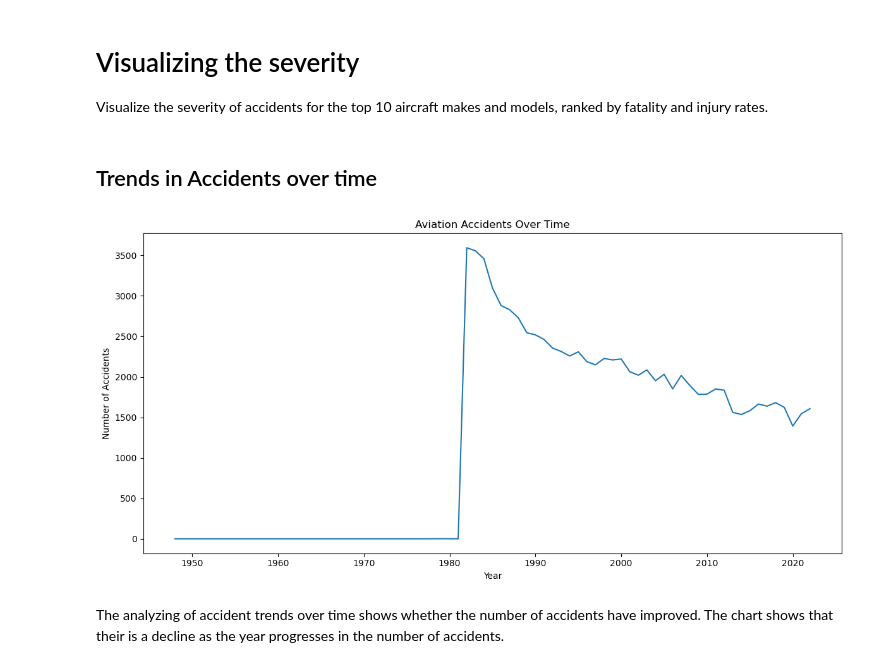
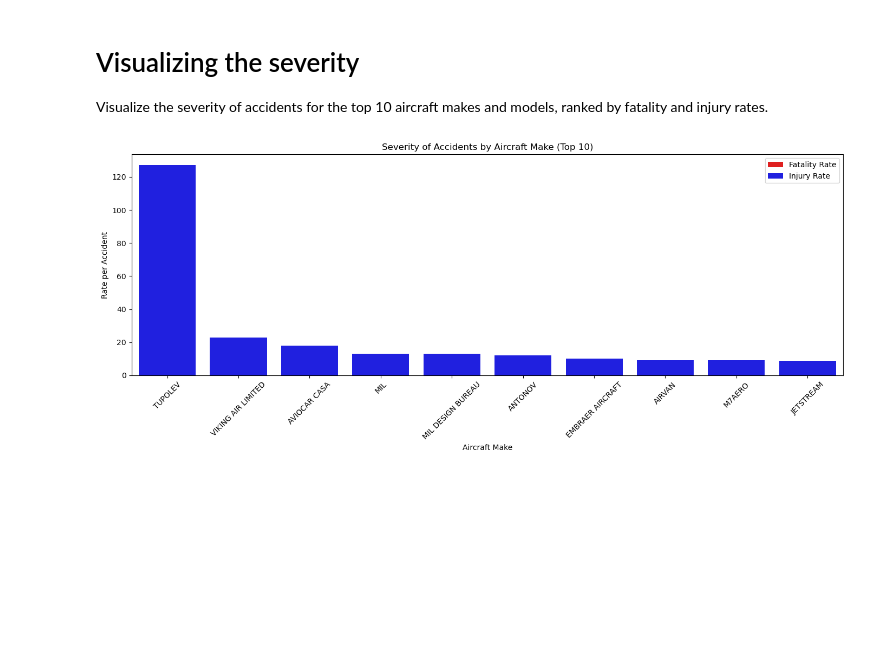
Before and after one commit to Irene-coder-dot/dsc-phase-1-project-v3, a Jupyter notebook: student.ipynb, the cells around one changed output. Drawn from its saved outputs; the diff is of its cells as text; code cells hidden in the pictures; blank space fills up the shorter version.

Commit message:
Performed Data analysis, visualization and recommendations

```diff
--- a/student.ipynb
+++ b/student.ipynb
@@ -393,24 +394,22 @@ This dataset shows that many of the aircraft models, particularly 747-168, TU-15
 # Visualizing the severity
 
 Visualize the severity of accidents for the top 10 aircraft makes and models, ranked by fatality and injury rates.
-# %% [markdown]
-## Trends in Accidents over time
-# %%
-# Parse dates and extract year
-df['Event.Date'] = pd.to_datetime(df['Event.Date'], errors='coerce')
-df['Year'] = df['Event.Date'].dt.year
-
-# Count accidents per year
-accidents_per_year = df['Year'].value_counts().sort_index()
-
-plt.figure(figsize=(12,6))
-sns.lineplot(x=accidents_per_year.index, y=accidents_per_year.values)
-plt.title("Aviation Accidents Over Time")
-plt.xlabel("Year")
-plt.ylabel("Number of Accidents")
-plt.tight_layout()
-plt.show()
-# %% [output]
-[figure, removed]
-# %% [markdown]
-The analyzing of accident trends over time shows whether the number of accidents have improved. The chart shows that their is a decline as the year progresses in the number of accidents.
+# %%
+top_10_makes = severity_by_make_sorted.head(10)
+top_10_models = severity_by_model_sorted.head(10)
+
+# Creating visualizations
+# Plotting Top 10 Aircraft Makes
+plt.figure(figsize=(14, 6))
+sns.barplot(x=top_10_makes.index, y=top_10_makes['fatality_rate'], color='red', label='Fatality Rate')
+sns.barplot(x=top_10_makes.index, y=top_10_makes['injury_rate'], color='blue',  label='Injury Rate')
+
+plt.title("Severity of Accidents by Aircraft Make (Top 10)")
+plt.ylabel("Rate per Accident")
+plt.xlabel("Aircraft Make")
+plt.xticks(rotation=45)
+plt.legend()
+plt.tight_layout()
+plt.show();
+# %% [output]
+[figure, added]
```
Also changed, not shown: parts of 15 cells of this notebook.
